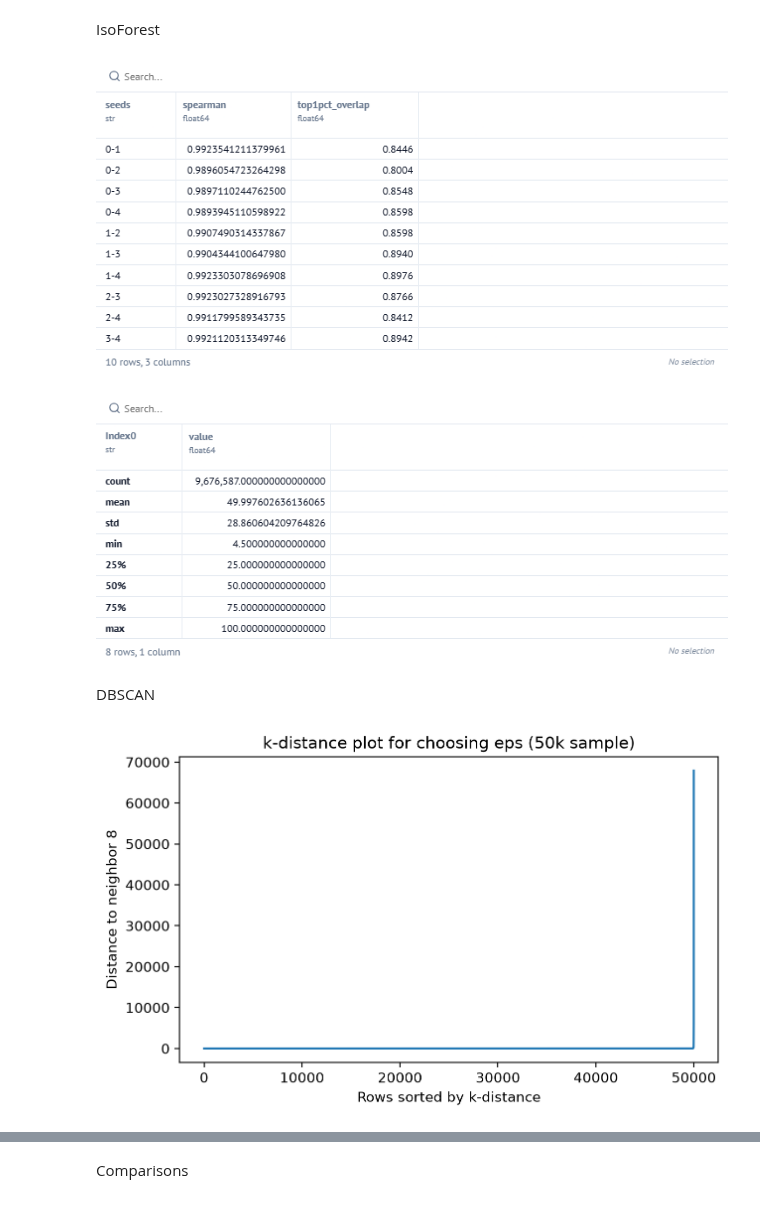
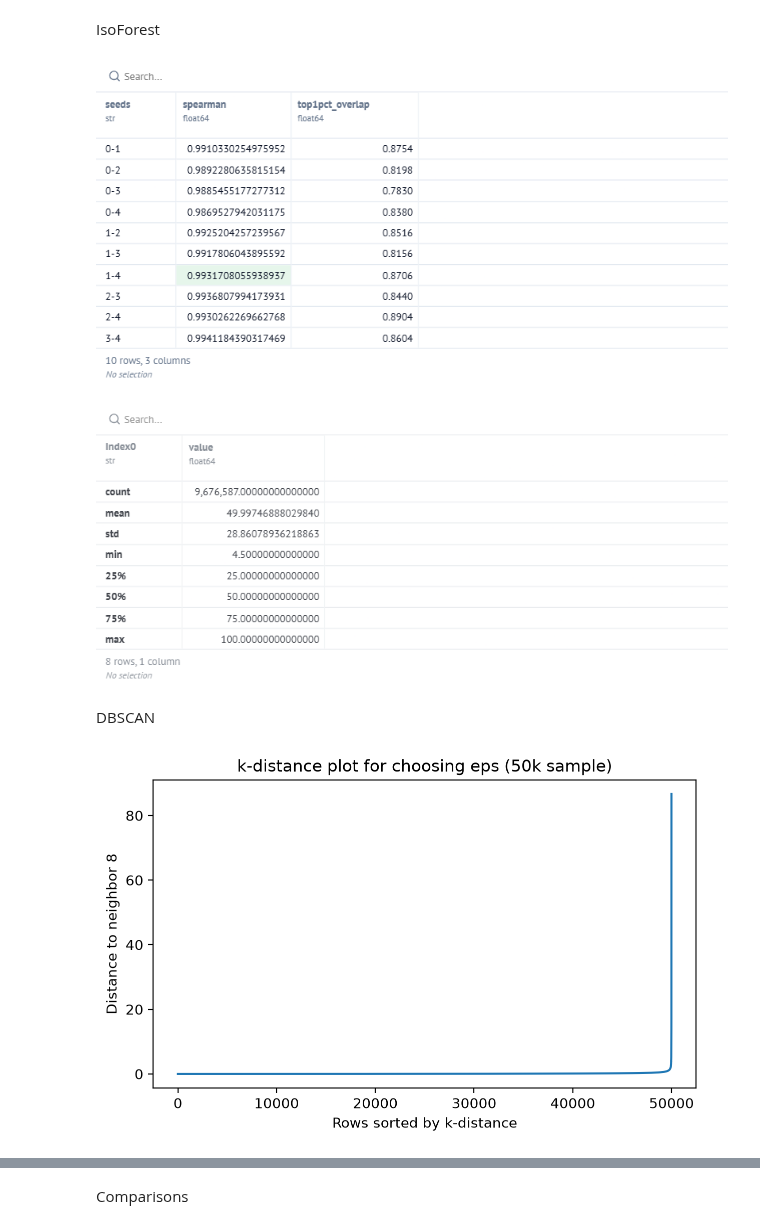
Before and after one commit to erikazoo/mbradd, a Jupyter notebook: notebooks/__marimo__/data_preprocessing_ez.ipynb, the cells around one changed output, grey strips where cells are left out. Cells and saved outputs as stored; diff of their text form; code cells hidden in the pictures.

```diff
--- a/notebooks/__marimo__/data_preprocessing_ez.ipynb
+++ b/notebooks/__marimo__/data_preprocessing_ez.ipynb
@@ -146,7 +159,8 @@ _n = feats.groupby(["Rndrng_Prvdr_Type", "HCPCS_Cd", "Place_Of_Srvc"], observed=
 Model Matrix
 # %%
 _ok = peer_z.notna().all(axis=1)
-Z = peer_z[_ok].clip(lower=0) # one-sided: auditors don't really need to look at billing less than peers, and we don't want to flag low volume/intensity providers - rerun without clip to check sensitivity
+Z = peer_z[_ok].clip(lower=0, upper=10) # one-sided: auditors don't really need to look at billing less than peers, and we don't want to flag low volume/intensity providers - rerun without clip to check sensitivity
+# winsorizing cap, was discussed in team meeting00 rerun with a cap of 20 and compare top-1% overlap
 Z.shape, _ok.mean() # confirms MAD fix worked, 1.07% of rows lacked greater than or equal to 100 peers and are reported as unscored rather than compared against an unreliable baseline
 # %% [markdown]
 Baselines, z-score and percentile, and crosstab comparison
@@ -195,31 +211,32 @@ pd.DataFrame([{"seeds": f"{i}-{j}", "spearman": spearmanr(_runs[i], _runs[j])[0]
                "top1pct_overlap": topk_overlap(_runs[i], _runs[j])}
               for i in range(5) for j in range(i + 1, 5)])
 # %% [output]
-[figure, old version]
+[figure, new version]
 # %%
 # final scores?
-with mo.persistent_cache(name="iso_scores"):
+with mo.persistent_cache(name="iso_scores"): # cache for storage
     _raw = IsolationForest(n_estimators=1000, max_samples=256, random_state=0, n_jobs=-1).fit(Z).score_samples(Z)
-    iso_score = pd.Series(-_raw, index=Z.index)       # higher = more anomalous
+    iso_score = pd.Series(-_raw, index=Z.index) # higher = more anomalous
 risk_0_100 = (iso_score.rank(pct=True) * 100).round(1)
 risk_0_100.describe()
 # %% [output]
-[figure, old version]
+[figure, new version]
 # %% [markdown]
 DBSCAN
 # %%
 from sklearn.neighbors import NearestNeighbors
 from sklearn.cluster import DBSCAN
 
 D_sample = Z.sample(50_000, random_state=2) # DBSCAN memory grows roughly with n^2 in dense areas
 k_nn = 8 # min_samples = 2 x number of features
 _dist, _ = NearestNeighbors(n_neighbors=k_nn).fit(D_sample).kneighbors(D_sample)
 kdist = pd.Series(_dist[:, -1], index=D_sample.index)
 
 _fig, _ax = plt.subplots(figsize=(7, 4))
+_ax.set_yscale("symlog", linthresh=0.1)
 _ax.plot(np.sort(kdist.values))
 _ax.set(xlabel="Rows sorted by k-distance", ylabel=f"Distance to neighbor {k_nn}",
         title="k-distance plot for choosing eps (50k sample)")
-_fig
+_fig # looks wrong, need to take a closer look
 # %% [output]
-[figure, old version]
+[figure, new version]
```
Also changed, not shown: parts of 6 cells of this notebook, 1 other file.
